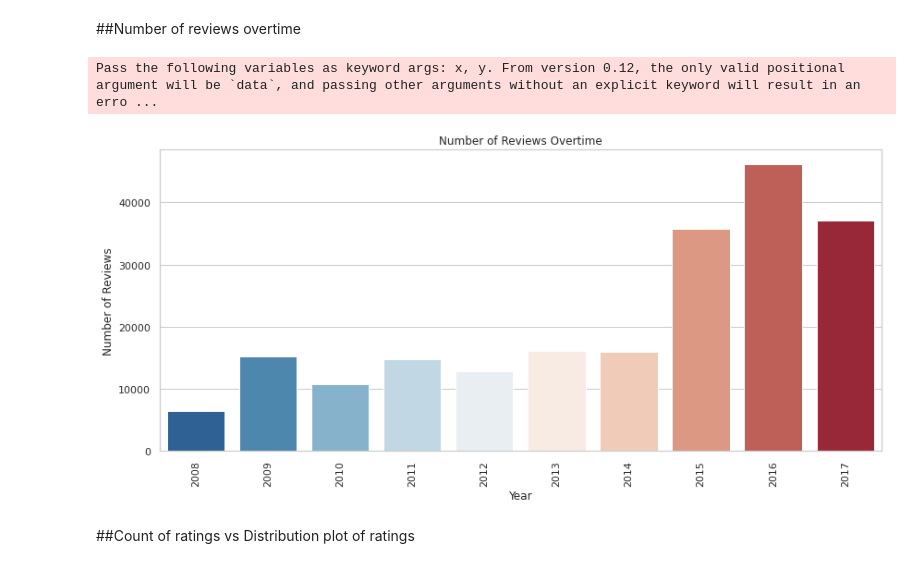
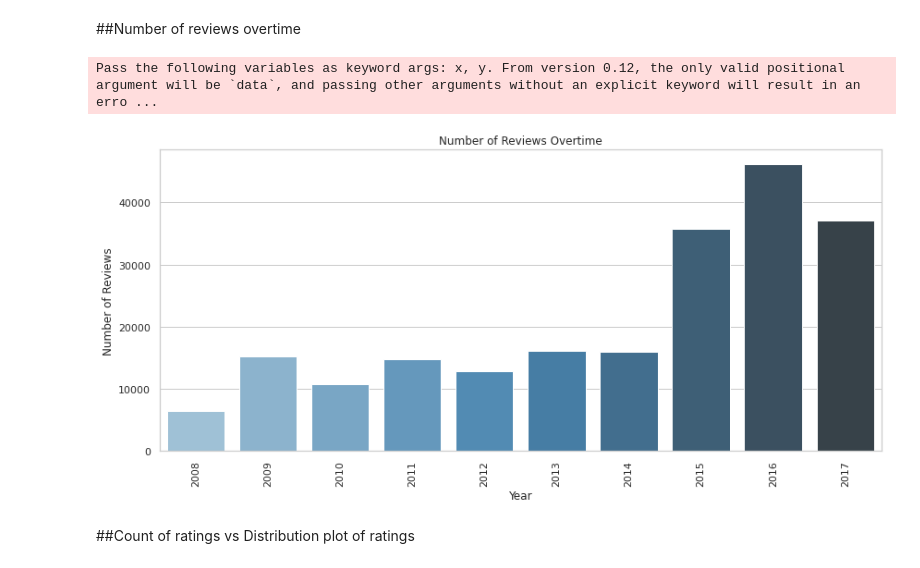
Before and after one commit to Madhurika1292/Medicines-and-Common-Treatment-Recommendation-System, a Jupyter notebook: Drugscom_data_exploration.ipynb, the cells around one changed output. Saved outputs shown, nothing was run; the diff lists cells and outputs as text; code cells hidden in the pictures.

```diff
--- a/Drugscom_data_exploration.ipynb
+++ b/Drugscom_data_exploration.ipynb
@@ -221,17 +226,16 @@ Text(0.5, 0, 'Drug name')
 # %%
 cnt_srs = Drugscom_combined['date'].dt.year.value_counts()
 cnt_srs = cnt_srs.sort_index()
 plt.figure(figsize=(14,6))
-#sns.barplot(cnt_srs.index, cnt_srs.values, alpha=0.8)
-sns.barplot(cnt_srs.index, cnt_srs.values, palette=sns.color_palette("RdBu_r", 10))
+sns.barplot(cnt_srs.index, cnt_srs.values, palette='Blues_d')
 plt.xticks(rotation='vertical')
 plt.xlabel('Year', fontsize=12)
 plt.ylabel('Number of Reviews', fontsize=12)
 plt.title("Number of Reviews Overtime")
 plt.show()
 # %% [output]
 Pass the following variables as keyword args: x, y. From version 0.12, the only valid positional argument will be `data`, and passing other arguments without an explicit keyword will result in an erro ...
-[figure, old version]
+[figure, new version]
 # %% [markdown]
 ##Count of ratings vs Distribution plot of ratings
 # %%
```
Also changed, not shown: parts of 6 cells of this notebook.
